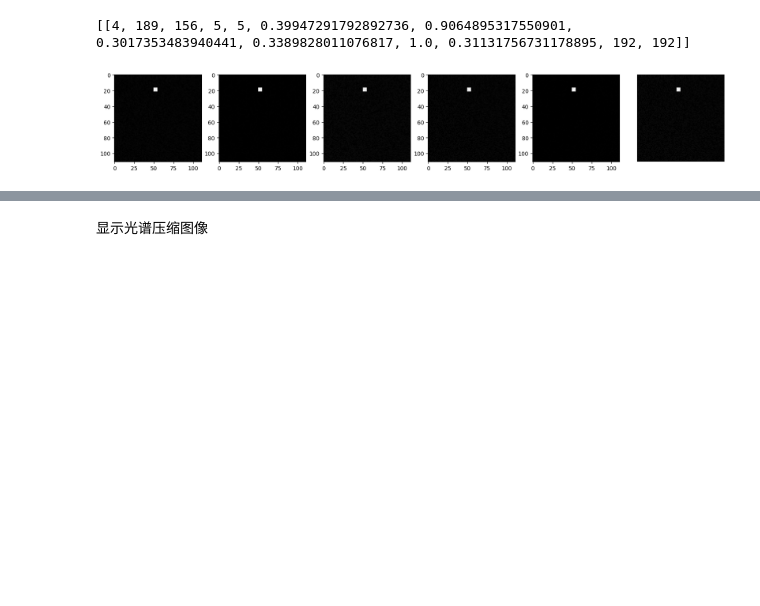
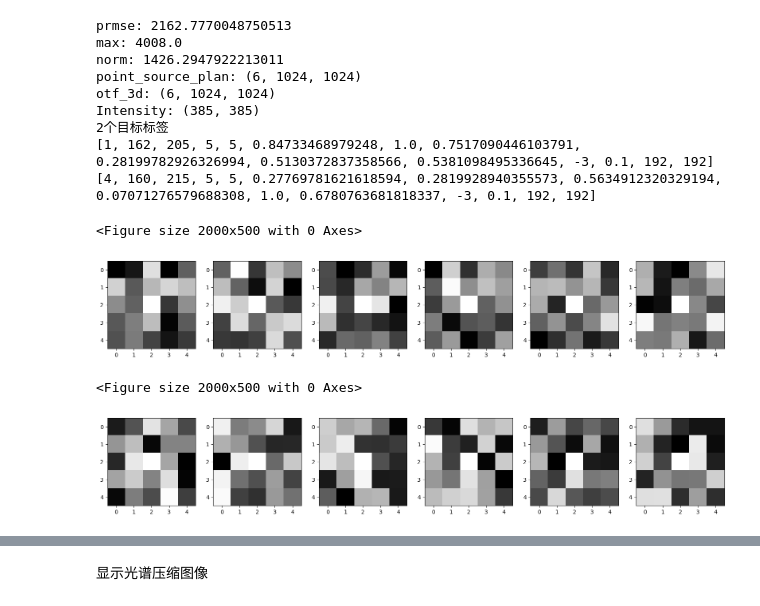
Before and after one commit to weinaike/CenterNet, a Jupyter notebook: src/show.ipynb, the cells around one changed output, grey strips where cells are left out. Drawn from its saved outputs; the diff is of its cells as text; code cells hidden in the pictures; blank space fills up the shorter version.

```diff
--- a/src/show.ipynb
+++ b/src/show.ipynb
@@ -5,31 +3,83 @@
 # %%
 import numpy as np
 import matplotlib.pyplot as plt
 from lib.utils.PointSample import gen_merge_sample
 import cv2
 import os
 import json
 
-otf_list = np.load("../data/PSF0620_04_4_40.npy")
+otf_list = np.load("../data/PSF0815_6_IR_30.npy")
 labels = [0,1,2,3,4,5]
-obj_width = 111
+obj_width = 5
 
-sample, target = gen_merge_sample(otf_list, labels, obj_width, point_type="ones_rand", weight_mode = "rand", have_noise = True , noise_sig = 0.01, nsr=0.1)
-print(target)
-rect_patch = np.load("rect_patchs.npy")
+sample, targets = gen_merge_sample(otf_list, labels, obj_width, point_type="ones_rand", weight_mode = "rand", have_noise = True , noise_sig = 0.01, nsr=0.1, true_bg=True)
+
+count = len(targets)
+print("{}个目标标签".format(count))
+for t in targets:
+    print(t)
+
+
+##############目标图样###########
+
+for i in range(count):
+    pt = np.load("debug/point_{}.npy".format(i))
+    num, h,w = pt.shape
+    plt.figure()
+    plt.rcParams['figure.figsize'] = (20.0, 5.0)
+    fig, ax = plt.subplots(1,num)
+    for j in range(num):
+        ax[j].imshow(pt[j,:,:],cmap="gray")
+        cv2.imwrite("debug/point_{}_{}.bmp".format(i, j), pt[j,:,:] * 255)
+
+
+##############背景图样###########
+bg = np.load("debug/background.npy")
+num, h,w = bg.shape
+bg /=np.max(bg)
+plt.figure()
+plt.rcParams['figure.figsize'] = (20.0, 5.0)
+fig, ax = plt.subplots(1,num)
+for i in range(num):
+    ax[i].imshow(bg[i,:,:],cmap="gray")
+    cv2.imwrite("debug/background_{}.bmp".format(i), bg[i,:,:] * 255)
+
+
+
+##############合成图样###########
+rect_patch = np.load("debug/rect_patchs.npy")
 num, h,w = rect_patch.shape
+plt.figure()
 plt.rcParams['figure.figsize'] = (20.0, 5.0)
 fig, ax = plt.subplots(1,num)
 for i in range(num):
     ax[i].imshow(rect_patch[i,:,:],cmap="gray")
-    cv2.imwrite("rect_patch_{}.bmp".format(i), rect_patch[i,:,:] * 255)
+    cv2.imwrite("debug/rect_patch_{}.bmp".format(i), rect_patch[i,:,:] * 255)
 
-plt.axis("off")
-plt.show()
-path = "."
-np.save(os.path.join(path,"sample_{:05d}.npy".format(1)),sample)
-with open(os.path.join(path,"sample_{:05d}.json".format(1)), "w") as fp:
-    json.dump(target, fp)
+
+##############卷积结果###########
+plt.figure()
+plt.rcParams['figure.figsize'] = (20.0, 5.0)
+plt.imshow(sample[0,:,:],cmap="gray")
+cv2.imwrite("debug/sample.bmp".format(i), sample[0,:,:] * 255)
+
+
+#############存储结果############
+path = "debug"
+np.save(os.path.join(path,"sample_{:05d}.npy".format(0)),sample)
+with open(os.path.join(path,"sample_{:05d}.json".format(0)), "w") as fp:
+    json.dump(targets, fp)
 # %% [output]
-[[4, 189, 156, 5, 5, 0.39947291792892736, 0.9064895317550901, 0.3017353483940441, 0.3389828011076817, 1.0, 0.31131756731178895, 192, 192]]
+prmse: 2162.7770048750513
+max: 4008.0
+norm: 1426.2947922213011
+point_source_plan: (6, 1024, 1024)
+otf_3d: (6, 1024, 1024)
+Intensity: (385, 385)
+2个目标标签
+[1, 162, 205, 5, 5, 0.84733468979248, 1.0, 0.7517090446103791, 0.28199782926326994, 0.5130372837358566, 0.5381098495336645, -3, 0.1, 192, 192]
+[4, 160, 215, 5, 5, 0.27769781621618594, 0.2819928940355573, 0.5634912320329194, 0.07071276579688308, 1.0, 0.6780763681818337, -3, 0.1, 192, 192]
+<Figure size 2000x500 with 0 Axes>
-[figure, old version]
+[figure, new version]
+<Figure size 2000x500 with 0 Axes>
+[figure, added]
```
Also changed, not shown: parts of 8 cells of this notebook, 13 other files.
